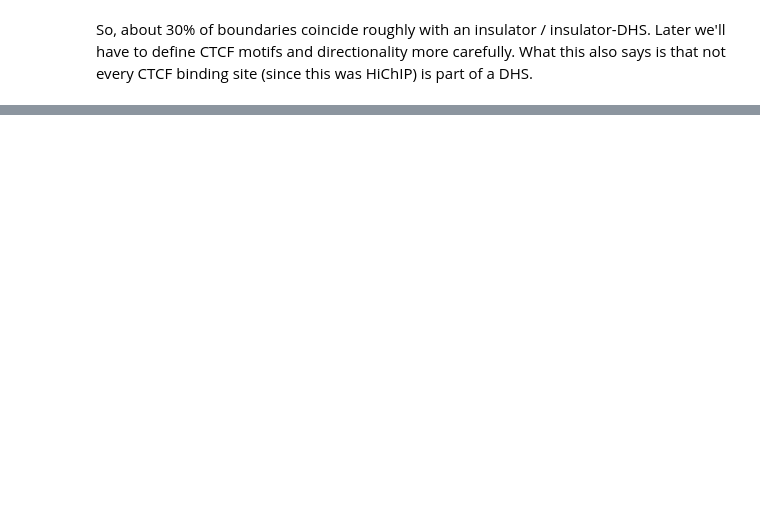
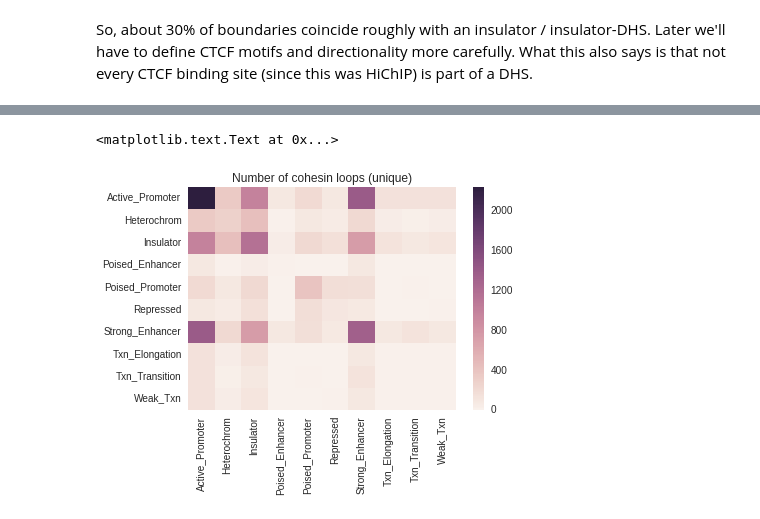
Before and after one commit to bdo311/directionality, a Jupyter notebook: nb2_loops.ipynb, the cells around one changed output, grey strips where cells are left out. Saved outputs shown, nothing was run; the diff lists cells and outputs as text; code cells hidden in the pictures; blank space fills up the shorter version.

```diff
--- a/nb2_loops.ipynb
+++ b/nb2_loops.ipynb
@@ -439,0 +624,7 @@ print a, b, c
+# %%
+dfu = pd.DataFrame(region_to_region_uniq)
+sns.heatmap(dfu)
+sns.plt.title("Number of cohesin loops (unique)")
+# %% [output]
+<matplotlib.text.Text at 0x...>
+[figure, added]
```
Also changed, not shown: parts of 49 cells of this notebook, 1 other file.
